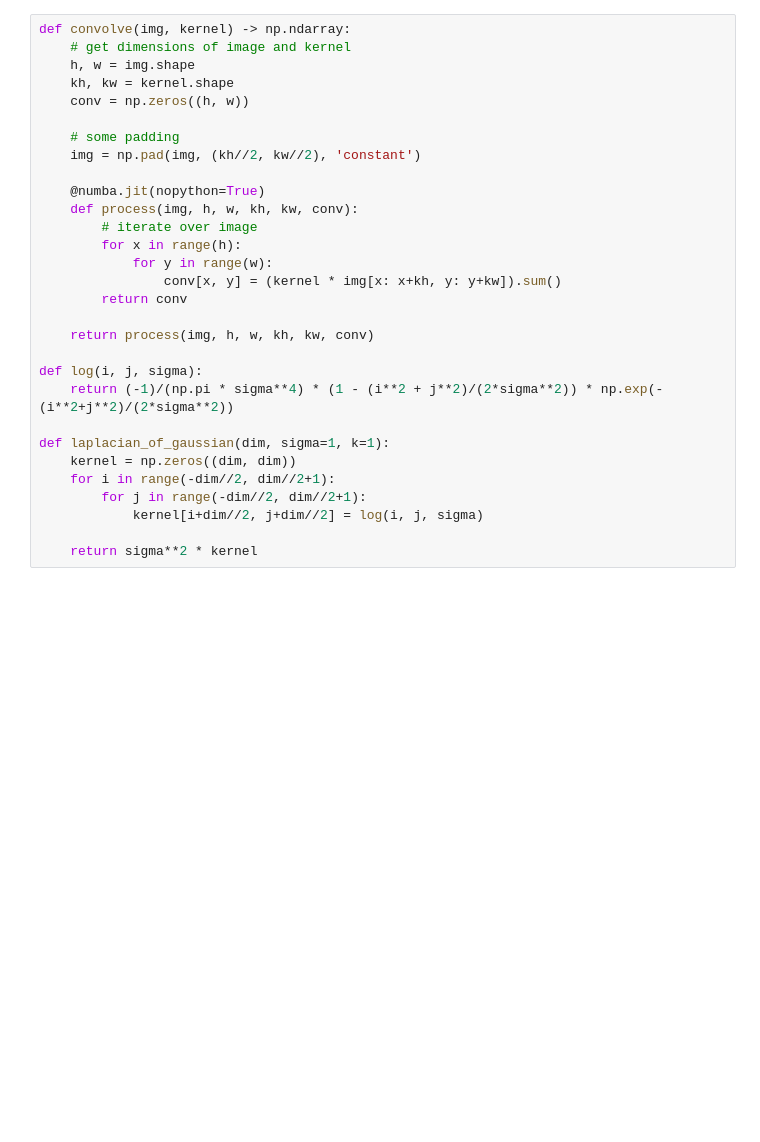
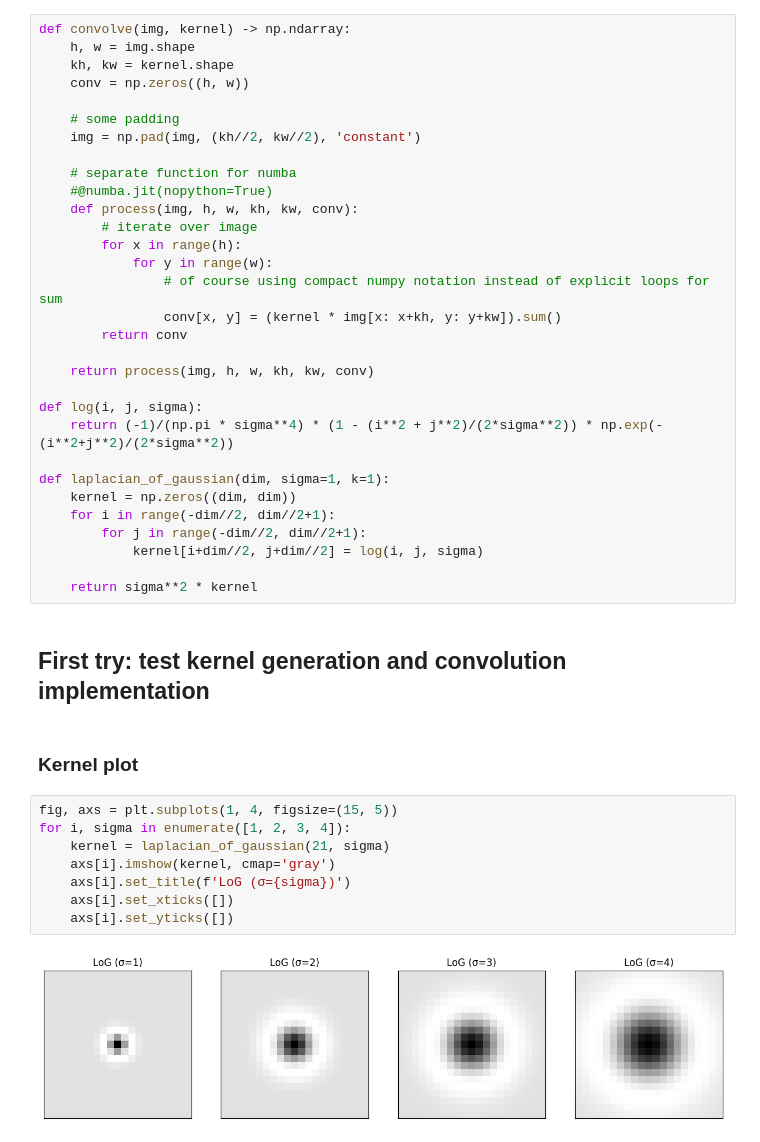
Before and after one commit to vornao/ispr-assignments, a Jupyter notebook: assignment-one/main.ipynb, the cells around one changed output. Cells and saved outputs as stored; diff of their text form; blank space fills up the shorter version.

```diff
--- a/assignment-one/main.ipynb
+++ b/assignment-one/main.ipynb
@@ -18,6 +30,5 @@ plt.show()
 # %%
 def convolve(img, kernel) -> np.ndarray:
-    # get dimensions of image and kernel
     h, w = img.shape
     kh, kw = kernel.shape
     conv = np.zeros((h, w))
@@ -25,11 +36,13 @@ def convolve(img, kernel) -> np.ndarray:
     # some padding
     img = np.pad(img, (kh//2, kw//2), 'constant')
 
-    @numba.jit(nopython=True)
+    # separate function for numba
+    #@numba.jit(nopython=True)
     def process(img, h, w, kh, kw, conv):
         # iterate over image
         for x in range(h):
             for y in range(w):
+                # of course using compact numpy notation instead of explicit loops for sum
                 conv[x, y] = (kernel * img[x: x+kh, y: y+kw]).sum()
         return conv
 
@@ -45,3 +58,17 @@ def laplacian_of_gaussian(dim, sigma=1, k=1):
             kernel[i+dim//2, j+dim//2] = log(i, j, sigma)
 
     return sigma**2 * kernel
+# %% [markdown]
+## First try: test kernel generation and convolution implementation
+# %% [markdown]
+### Kernel plot
+# %%
+fig, axs = plt.subplots(1, 4, figsize=(15, 5))
+for i, sigma in enumerate([1, 2, 3, 4]):
+    kernel = laplacian_of_gaussian(21, sigma)
+    axs[i].imshow(kernel, cmap='gray')
+    axs[i].set_title(f'LoG (σ={sigma})')
+    axs[i].set_xticks([])
+    axs[i].set_yticks([])
+# %% [output]
+[figure, added]
```
Also changed, not shown: parts of 19 cells of this notebook.
